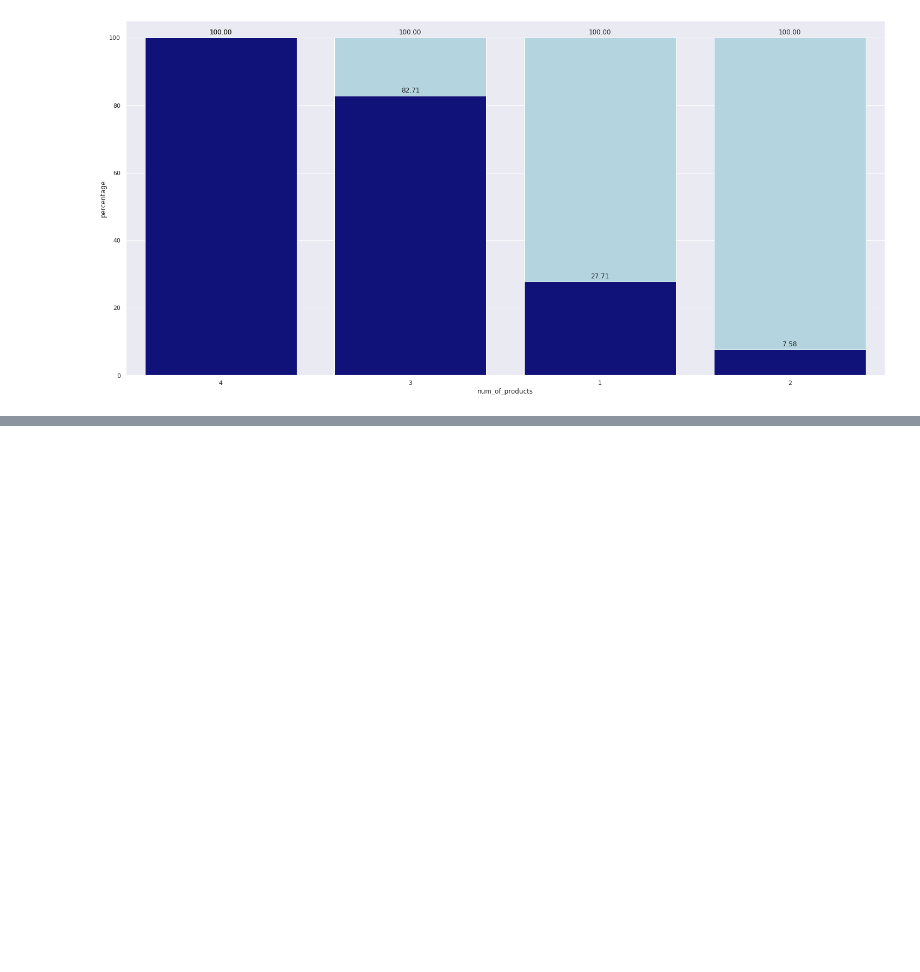
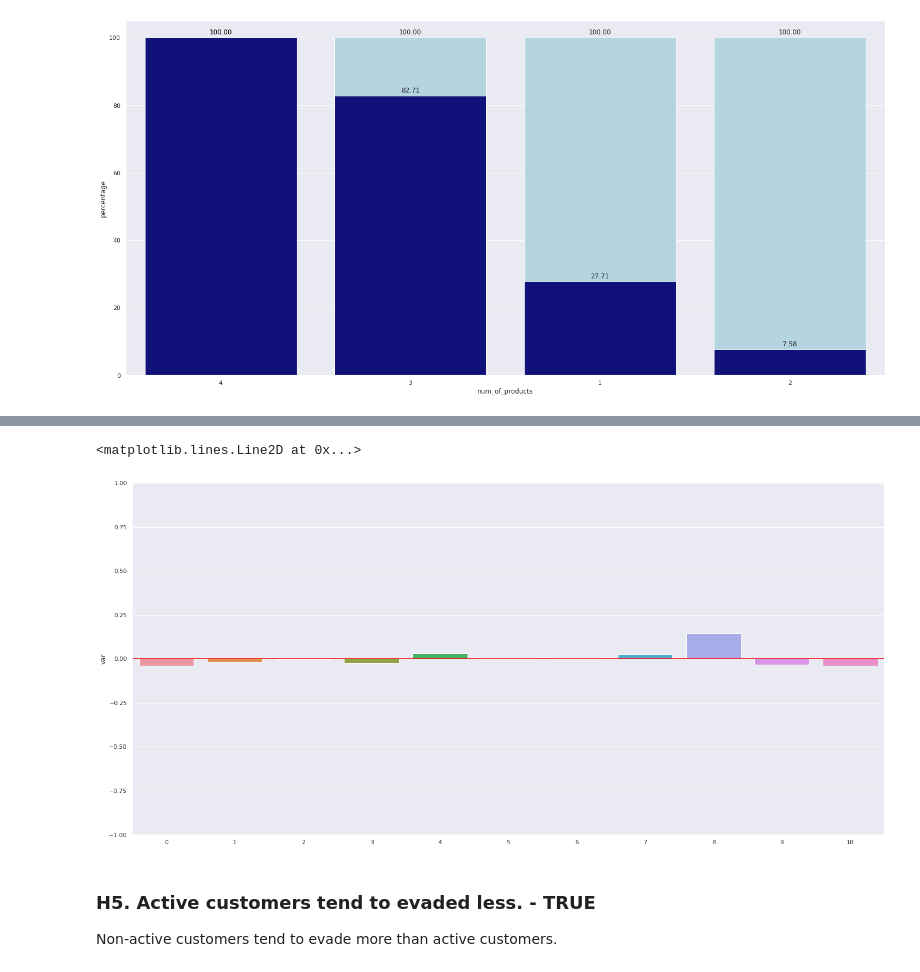
Before and after one commit to tadeucbm/churn_predict, a Jupyter notebook: notebooks/c1_churn_predict.ipynb, the cells around one changed output, grey strips where cells are left out. Cells and saved outputs as stored; diff of their text form; code cells hidden in the pictures; blank space fills up the shorter version.

```diff
--- a/notebooks/c1_churn_predict.ipynb
+++ b/notebooks/c1_churn_predict.ipynb
@@ -594,0 +594,9 @@ aux
+# %%
+# Create aux_4
+aux_4 = pd.crosstab(df3['tenure'], df3['exited']).reset_index()
+aux_4['percentage'] = aux_4[1] / (aux_4[0] + aux_4[1])
+# %%
+# Create aux_5
+aux_5 = pd.DataFrame([aux_2['percentage'], aux_4['percentage']]).T
+aux_5.columns = ['percentage_all', 'percentage_old_credit']
+aux_5['var'] = 1 - (aux_5['percentage_all'] / aux_5['percentage_old_credit'])
@@ -594,0 +617,14 @@ aux
+# %%
+# plot variation between de percentage of tenure normal and tenure with credit_card
+sns.barplot(x = aux_5.index, y = aux_5['var'], )
+
+eixos = plt.gca()
+eixos.set_ylim([-1, 1])
+
+plt.axhline(y=0, color='red')
+# %% [output]
+<matplotlib.lines.Line2D at 0x...>
+[figure, added]
+# %% [markdown]
+### H5. Active customers tend to evaded less. - TRUE
+Non-active customers tend to evade more than active customers.
```
Also changed, not shown: parts of 39 cells of this notebook.
